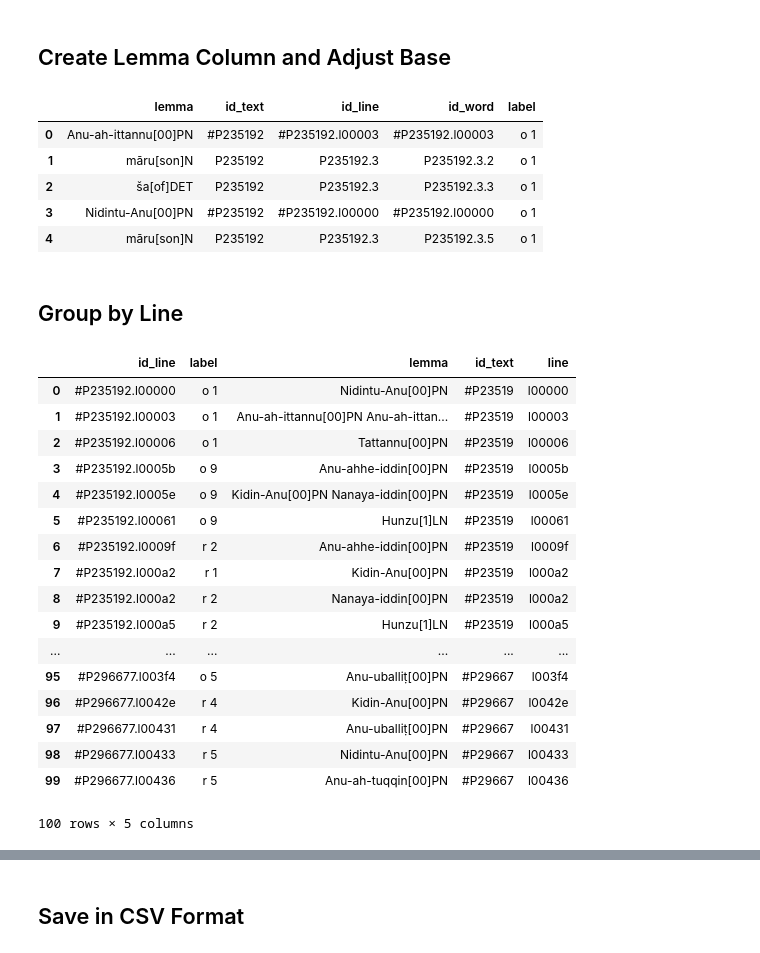
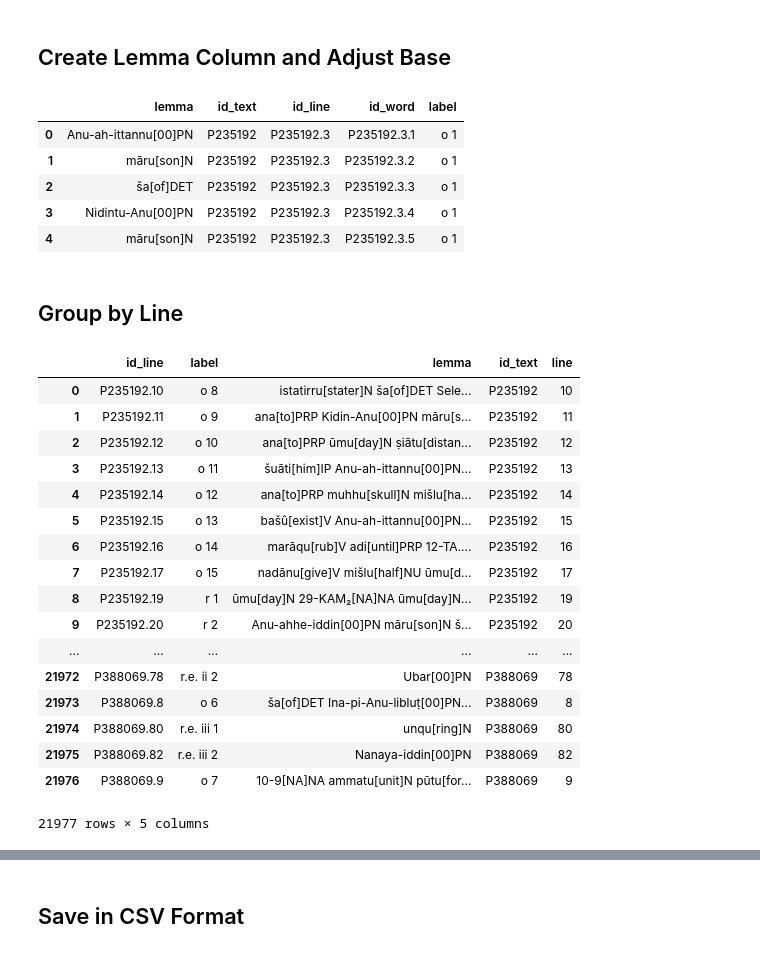
Before and after one commit to niekveldhuis/Word2vec, a Jupyter notebook: get_json.ipynb, the cells around one changed output, grey strips where cells are left out. Drawn from its saved outputs; the diff is of its cells as text; code cells hidden in the pictures.

```diff
--- a/get_json.ipynb
+++ b/get_json.ipynb
@@ -84,7 +84,7 @@ Words not only include lemmatized words, but also unlemmatized and unlemmatizabl
 
 The dictionary includes the keys `id_line` and `id_word` that allow the user to reassemble words and lines in order.
 # %%
-def oraccjasonparser(url):
+def oraccjsonparser(url):
     d = urllib.request.urlopen(url)
     parser = ijson.parse(d)
     word_l = []
@@ -110,6 +110,7 @@ def oraccjasonparser(url):
                                 # o ii 24' (obverse column 2 line 24')
         if prefix.endswith('node'):
             if value == 'l':
+                #print(prefix)
                 word_start = True
                 if not word_d == {}:
                     word_l.append(word_d) # append the previous word to the list
@@ -120,7 +121,8 @@ def oraccjasonparser(url):
             else:
                 word_start = False
         if word_start:
-            if prefix.endswith('.ref'):
+            if prefix.endswith('cdl.item.ref') or prefix.endswith('choices.item.ref'):
+                #print(prefix), print(value)
                 word_d['id_word'] = value
                 id_elements = value.split('.')
                 word_d['id_text'] = id_elements[0]
@@ -165,7 +167,7 @@ word_l = []
 for id_text in tqdm.tqdm(files):   # tqdm creates a progress bar
     try:
         url = url_prefix + id_text
-        word_l.extend(oraccjasonparser(url))
+        word_l.extend(oraccjsonparser(url))
     except:
         print(url + ' not available')
 # %% [markdown]
@@ -235,10 +237,10 @@ lemmas = words[['lemma', 'id_text', 'id_line', 'id_word', 'label']]#, 'extent',
 lemmas.head()
 # %% [output]
 |  | lemma | id_text | id_line | id_word | label |
-| 0 | Anu-ah-ittannu[00]PN | #P235192 | #P235192.l00003 | #P235192.l00003 | o 1 |
+| 0 | Anu-ah-ittannu[00]PN | P235192 | P235192.3 | P235192.3.1 | o 1 |
 | 1 | māru[son]N | P235192 | P235192.3 | P235192.3.2 | o 1 |
 | 2 | ša[of]DET | P235192 | P235192.3 | P235192.3.3 | o 1 |
-| 3 | Nidintu-Anu[00]PN | #P235192 | #P235192.l00000 | #P235192.l00000 | o 1 |
+| 3 | Nidintu-Anu[00]PN | P235192 | P235192.3 | P235192.3.4 | o 1 |
 | 4 | māru[son]N | P235192 | P235192.3 | P235192.3.5 | o 1 |
 # %% [markdown]
 ## Group by Line
@@ -254,25 +256,24 @@ df = lines[['id_line', 'label', 'lemma']] #, 'base', 'extent', 'scope']]
 # %%
 df['id_text'] = df['id_line'].str[:7] # id_text was lost in the grouping above and is recreated
 df['line'] = [re.sub('.+\.', '', line) for line in df['id_line']] #create a line number for sorting
-#df['line'] = [int(x.replace('l', '')) for x in df['line']]
-df = df.sort_values(['id_text', 'line']).reset_index(drop=True)
-df.head(100)
+df['line'] = [x.replace('l', '') for x in df['line']]
+df
 # %% [output]
 |  | id_line | label | lemma | id_text | line |
-| 0 | #P235192.l00000 | o 1 | Nidintu-Anu[00]PN | #P23519 | l00000 |
-| 1 | #P235192.l00003 | o 1 | Anu-ah-ittannu[00]PN Anu-ah-ittan... | #P23519 | l00003 |
-| 2 | #P235192.l00006 | o 1 | Tattannu[00]PN | #P23519 | l00006 |
-| 3 | #P235192.l0005b | o 9 | Anu-ahhe-iddin[00]PN | #P23519 | l0005b |
-| 4 | #P235192.l0005e | o 9 | Kidin-Anu[00]PN Nanaya-iddin[00]PN | #P23519 | l0005e |
-| 5 | #P235192.l00061 | o 9 | Hunzu[1]LN | #P23519 | l00061 |
-| 6 | #P235192.l0009f | r 2 | Anu-ahhe-iddin[00]PN | #P23519 | l0009f |
-| 7 | #P235192.l000a2 | r 1 | Kidin-Anu[00]PN | #P23519 | l000a2 |
-| 8 | #P235192.l000a2 | r 2 | Nanaya-iddin[00]PN | #P23519 | l000a2 |
-| 9 | #P235192.l000a5 | r 2 | Hunzu[1]LN | #P23519 | l000a5 |
+| 0 | P235192.10 | o 8 | istatirru[stater]N ša[of]DET Sele... | P235192 | 10 |
+| 1 | P235192.11 | o 9 | ana[to]PRP Kidin-Anu[00]PN māru[s... | P235192 | 11 |
+| 2 | P235192.12 | o 10 | ana[to]PRP ūmu[day]N ṣiātu[distan... | P235192 | 12 |
+| 3 | P235192.13 | o 11 | šuāti[him]IP Anu-ah-ittannu[00]PN... | P235192 | 13 |
+| 4 | P235192.14 | o 12 | ana[to]PRP muhhu[skull]N mišlu[ha... | P235192 | 14 |
+| 5 | P235192.15 | o 13 | bašû[exist]V Anu-ah-ittannu[00]PN... | P235192 | 15 |
+| 6 | P235192.16 | o 14 | marāqu[rub]V adi[until]PRP 12-TA.... | P235192 | 16 |
+| 7 | P235192.17 | o 15 | nadānu[give]V mišlu[half]NU ūmu[d... | P235192 | 17 |
+| 8 | P235192.19 | r 1 | ūmu[day]N 29-KAM₂[NA]NA ūmu[day]N... | P235192 | 19 |
+| 9 | P235192.20 | r 2 | Anu-ahhe-iddin[00]PN māru[son]N š... | P235192 | 20 |
 | ... | ... | ... | ... | ... | ... |
-| 95 | #P296677.l003f4 | o 5 | Anu-uballiṭ[00]PN | #P29667 | l003f4 |
-| 96 | #P296677.l0042e | r 4 | Kidin-Anu[00]PN | #P29667 | l0042e |
-| 97 | #P296677.l00431 | r 4 | Anu-uballiṭ[00]PN | #P29667 | l00431 |
-| 98 | #P296677.l00433 | r 5 | Nidintu-Anu[00]PN | #P29667 | l00433 |
-| 99 | #P296677.l00436 | r 5 | Anu-ah-tuqqin[00]PN | #P29667 | l00436 |
+| 21972 | P388069.78 | r.e. ii 2 | Ubar[00]PN | P388069 | 78 |
+| 21973 | P388069.8 | o 6 | ša[of]DET Ina-pi-Anu-libluṭ[00]PN... | P388069 | 8 |
+| 21974 | P388069.80 | r.e. iii 1 | unqu[ring]N | P388069 | 80 |
+| 21975 | P388069.82 | r.e. iii 2 | Nanaya-iddin[00]PN | P388069 | 82 |
+| 21976 | P388069.9 | o 7 | 10-9[NA]NA ammatu[unit]N pūtu[for... | P388069 | 9 |
-100 rows × 5 columns
+21977 rows × 5 columns
```
Also changed, not shown: parts of 5 cells of this notebook, 27 other files.
